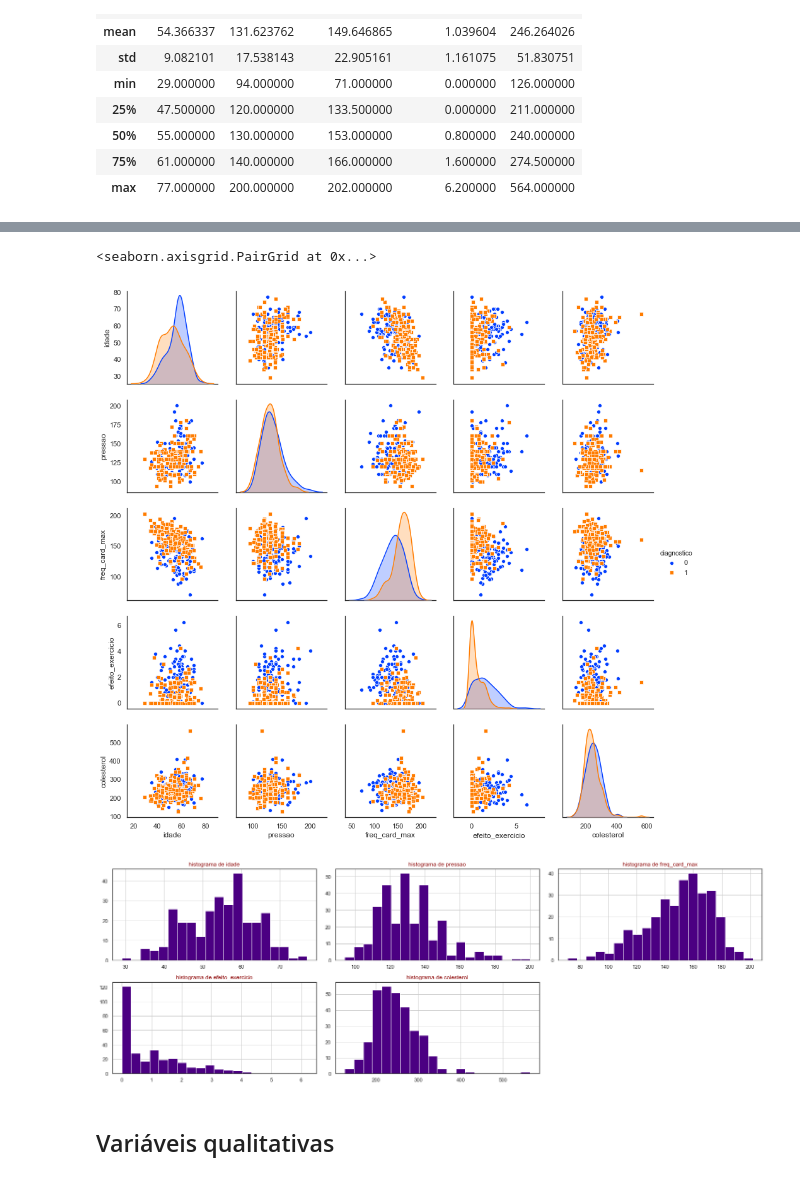
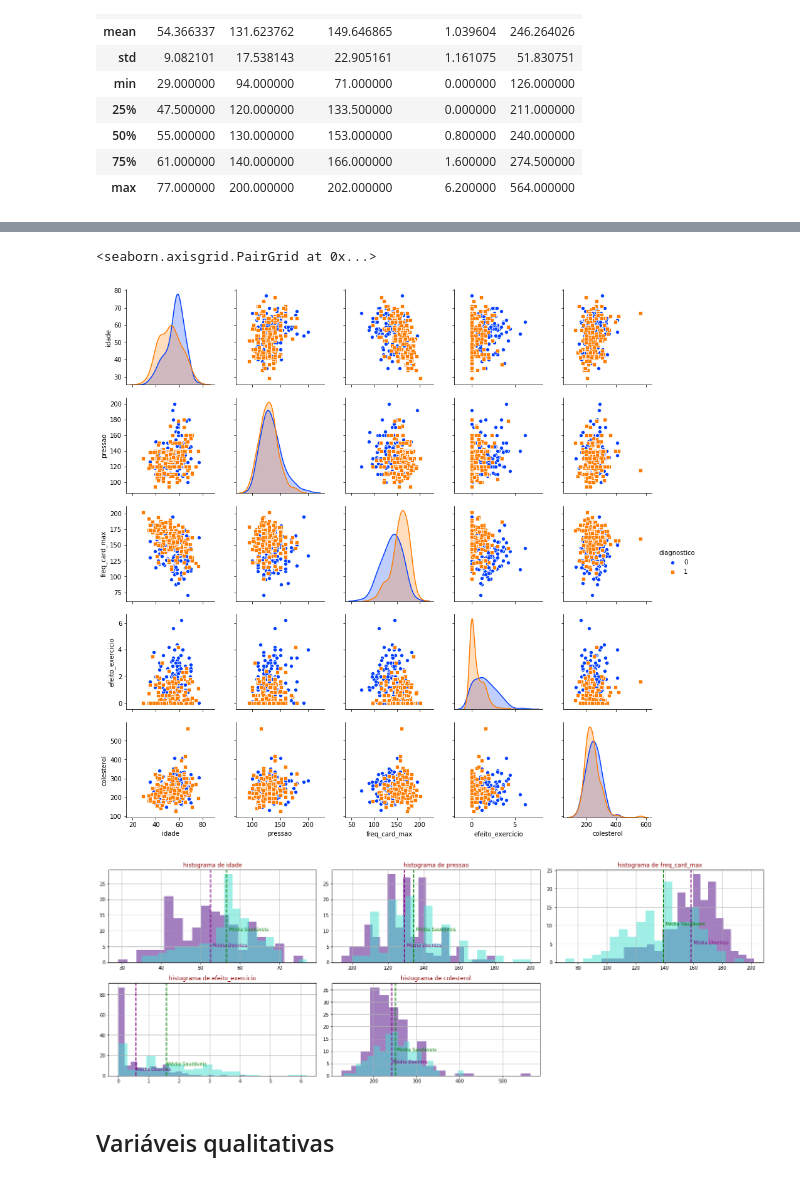
Before and after one commit to gabriellaec/CD-P3, a Jupyter notebook: Projeto 3.ipynb, the cells around one changed output, grey strips where cells are left out. Drawn from its saved outputs; the diff is of its cells as text; code cells hidden in the pictures.

```diff
--- a/Projeto 3.ipynb
+++ b/Projeto 3.ipynb
@@ -142,24 +145,37 @@ plt.show()
 # %%
-var_num=['idade','pressao','freq_cardiaca_max','efeito_exercicio','colesterol']
-var_cat=[x for x in df.columns if x not in var_num]
+var_num=['idade','pressao','freq_card_max','efeito_exercicio','colesterol']
+var_cat=[x for x in dados.columns if x not in var_num]
 # %%
 sns.pairplot(dados, hue = 'diagnostico', markers=["o", "s"], vars = [v for v in var_num], palette = sns.color_palette("bright", 10))
 # %% [output]
 <seaborn.axisgrid.PairGrid at 0x...>
-[figure, old version]
+[figure, new version]
 # %%
-def draw_histograms(dataframe, features, rows, cols):
+doente=dados[dados['diagnostico']==1]
+saudavel=dados[dados['diagnostico']==0]
+
+
+def verticalLine(plot, x, y, color, nome):
+    plot.axvline(x, color=color, linestyle="dashed", linewidth=2)
+    plot.text(1.01*x, y, nome, color=color)
+
+
+def draw_histograms(dataframe, dataframe2, features, rows, cols):
     fig=plt.figure(figsize=(20,20))
     for i, feature in enumerate(features):
         ax=fig.add_subplot(rows,cols,i+1)
-        dataframe[feature].hist(bins=20,ax=ax,color='indigo')
+        plot1=dataframe[feature].hist(bins=20,ax=ax,color='indigo', alpha=0.5, label='Doente')
+        plot2=dataframe2[feature].hist(bins=20,ax=ax,color='turquoise', alpha=0.5, label='Saudável')
+        verticalLine(plot1, dataframe[feature].mean(), 5, "purple", "Média Doentes")
+        verticalLine(plot2, dataframe2[feature].mean(), 10, "green", "Média Saudáveis")
+
         ax.set_title('histograma de '+feature,color='DarkRed')
 
     fig.tight_layout()
     plt.show()
-draw_histograms(dados[var_num],dados[var_num].columns,6,3)
+draw_histograms(doente[var_num],saudavel[var_num],saudavel[var_num].columns,6,3)
 # %% [output]
-[figure, old version]
+[figure, new version]
 # %% [markdown]
 ## Variáveis qualitativas
 # %%
```
Also changed, not shown: parts of 39 cells of this notebook.
